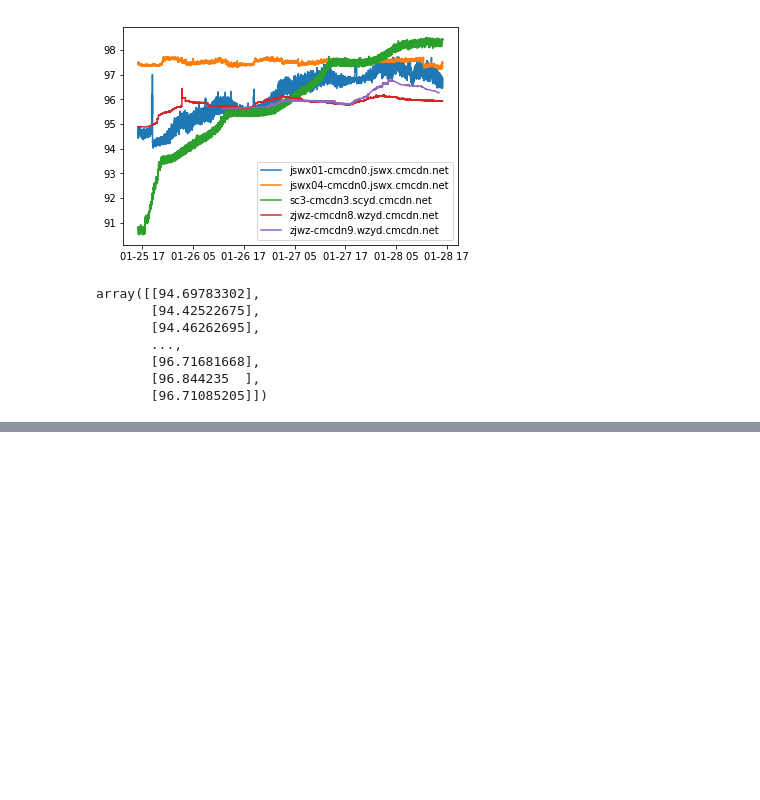
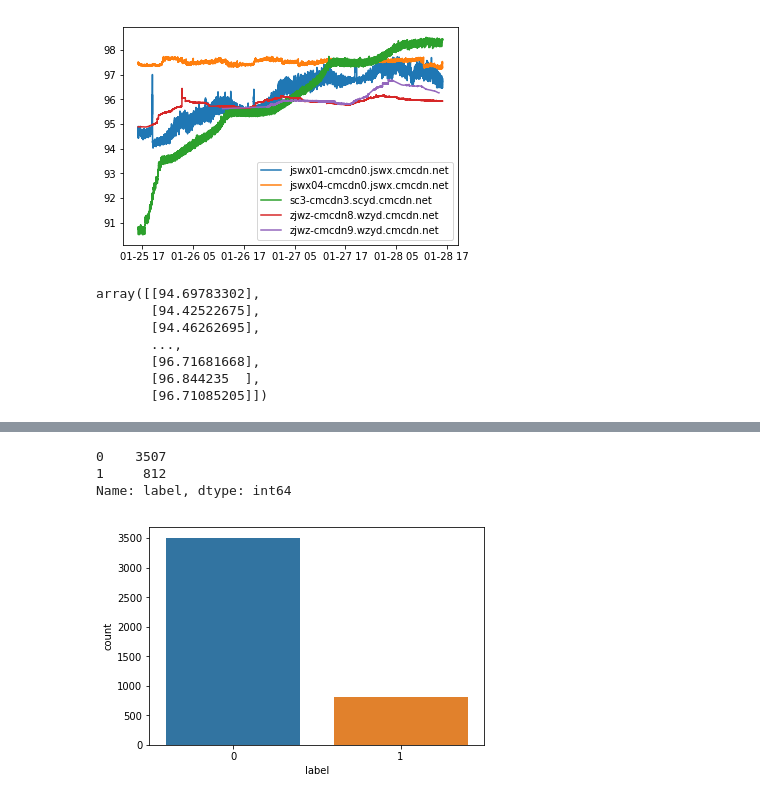
Before and after one commit to Loisssss/CDN_prediction, a Jupyter notebook: CDN_predict_LSTM.ipynb, the cells around one changed output, grey strips where cells are left out. Saved outputs shown, nothing was run; the diff lists cells and outputs as text; code cells hidden in the pictures; blank space fills up the shorter version.

```diff
--- a/CDN_predict_LSTM.ipynb
+++ b/CDN_predict_LSTM.ipynb
@@ -130,0 +205,22 @@ plt.show()
+# %%
+train_sample = datasets[0].iloc[::6]
+# %%
+train_sample = train_sample.reset_index(drop=True)
+# %%
+train_sample['win_30min_mean'] = train_sample.value.rolling(window=30).mean()
+train_sample['win_30min_std'] = train_sample.value.rolling(window=30).std()
+train_sample.win_30min_mean.fillna(train_sample.value, inplace=True)
+train_sample.win_30min_std.fillna(0, inplace=True)
+train_sample['win_30min_value'] = train_sample['win_30min_mean'] + train_sample['win_30min_std']
+train_sample.loc[(train_sample['win_30min_value']>85.0) &
+                 (train_sample['win_30min_value']<train_sample['value']),
+                 'label'] = 1
+# %%
+import seaborn as sns
+sns.countplot(x="label", data=train_sample)
+train_sample.loc[:,'label'].value_counts()
+# %% [output]
+0    3507
+1     812
+Name: label, dtype: int64
+[figure, added]
```
Also changed, not shown: parts of 19 cells of this notebook.
